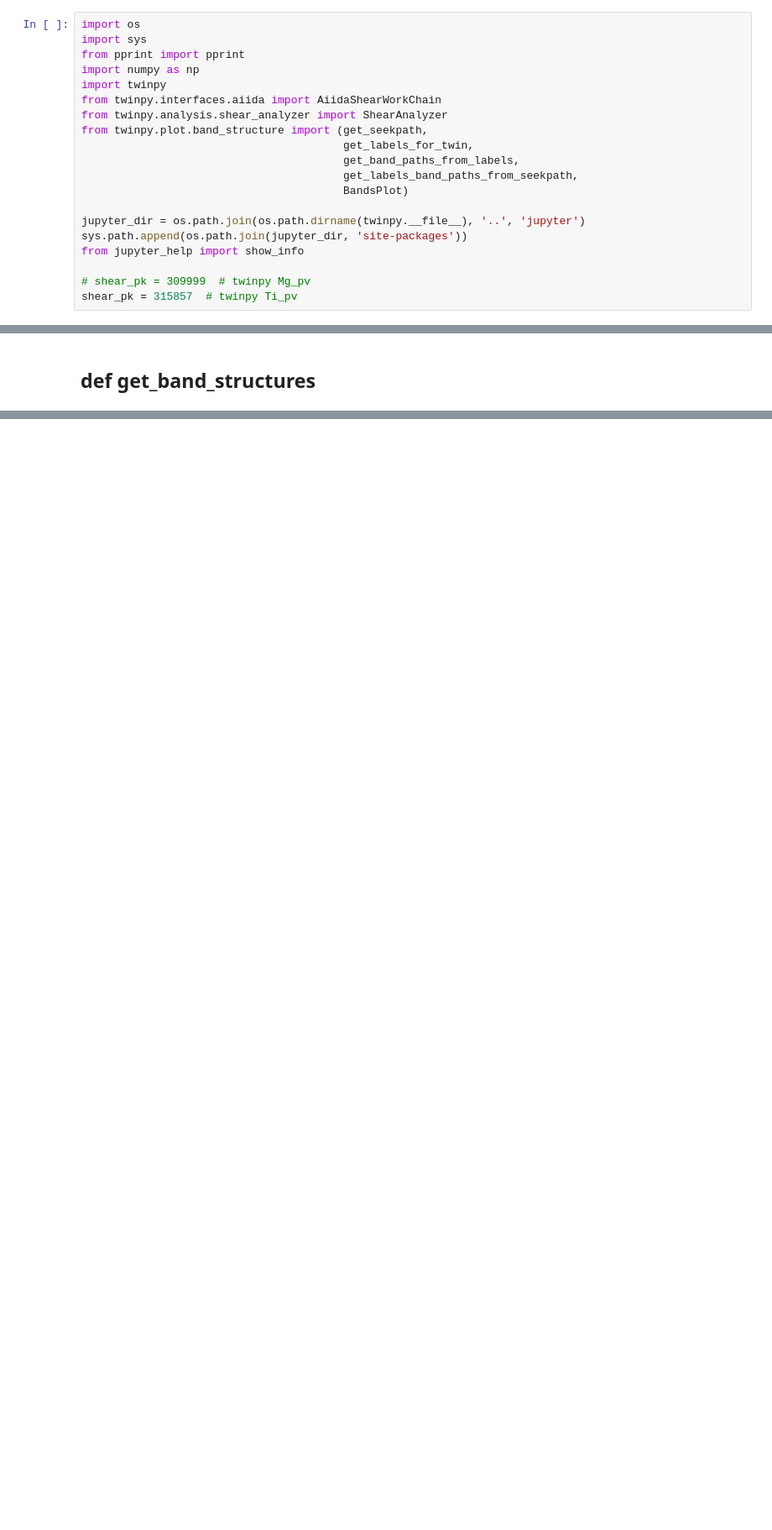
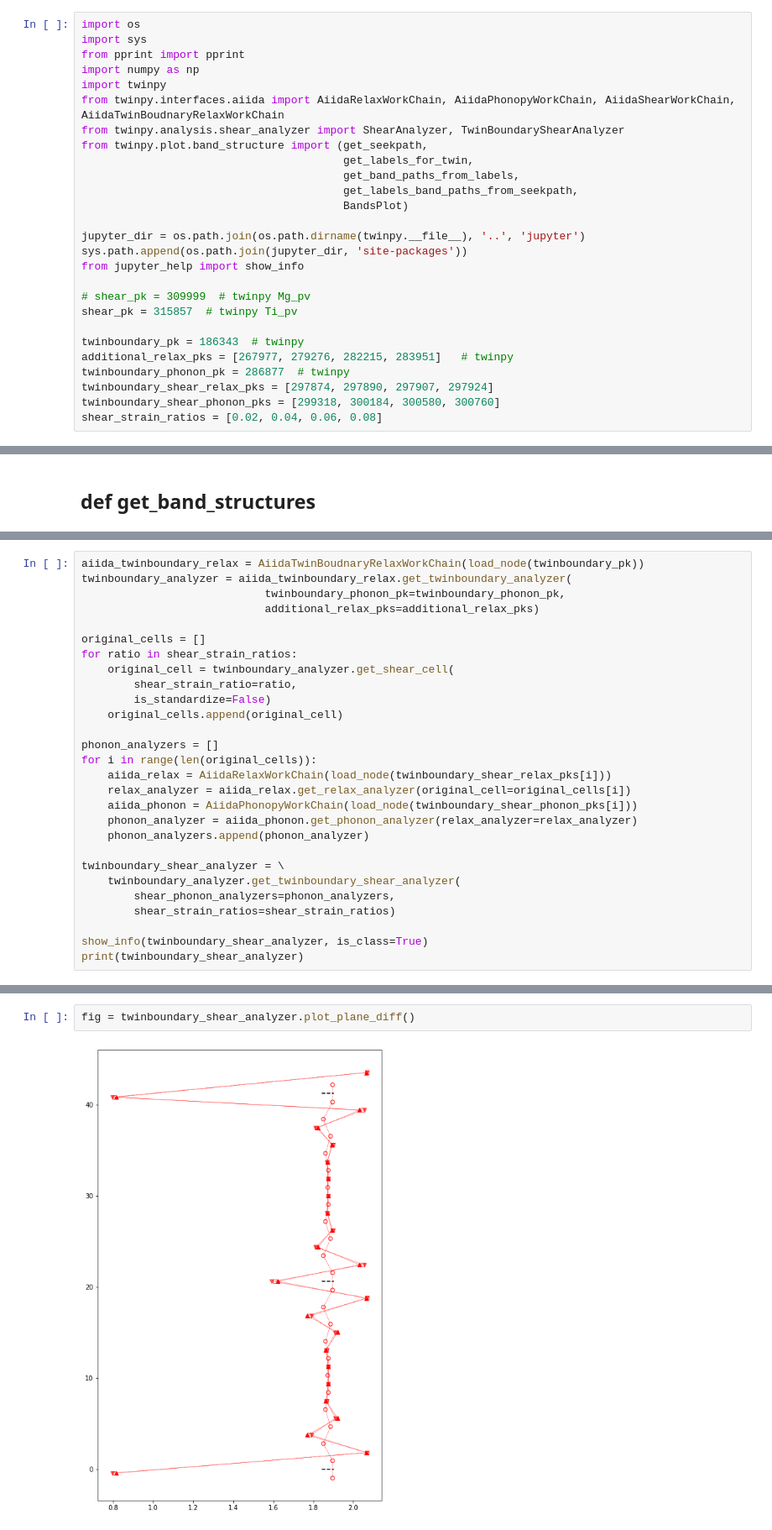
Before and after one commit to kei0822kei/twinpy, a Jupyter notebook: jupyter/analysis/shear_analyzer.ipynb, the cells around one changed output, grey strips where cells are left out. Shown at 84% size. Saved outputs shown, nothing was run; the diff lists cells and outputs as text; blank space fills up the shorter version.

Commit message:
add plane angle atom diff

```diff
--- a/jupyter/analysis/shear_analyzer.ipynb
+++ b/jupyter/analysis/shear_analyzer.ipynb
@@ -10,8 +10,8 @@ import sys
 from pprint import pprint
 import numpy as np
 import twinpy
-from twinpy.interfaces.aiida import AiidaShearWorkChain
-from twinpy.analysis.shear_analyzer import ShearAnalyzer
+from twinpy.interfaces.aiida import AiidaRelaxWorkChain, AiidaPhonopyWorkChain, AiidaShearWorkChain, AiidaTwinBoudnaryRelaxWorkChain
+from twinpy.analysis.shear_analyzer import ShearAnalyzer, TwinBoundaryShearAnalyzer
 from twinpy.plot.band_structure import (get_seekpath,
                                         get_labels_for_twin,
                                         get_band_paths_from_labels,
@@ -24,6 +24,13 @@ from jupyter_help import show_info
 
 # shear_pk = 309999  # twinpy Mg_pv
 shear_pk = 315857  # twinpy Ti_pv
+
+twinboundary_pk = 186343  # twinpy
+additional_relax_pks = [267977, 279276, 282215, 283951]   # twinpy
+twinboundary_phonon_pk = 286877  # twinpy
+twinboundary_shear_relax_pks = [297874, 297890, 297907, 297924]
+twinboundary_shear_phonon_pks = [299318, 300184, 300580, 300760]
+shear_strain_ratios = [0.02, 0.04, 0.06, 0.08]
 # %% [markdown]
 # class ShearAnalyzer
 # %%
@@ -186,0 +170,28 @@ BandsPlot(band_structures).plot_band_structures()
+# %%
+aiida_twinboundary_relax = AiidaTwinBoudnaryRelaxWorkChain(load_node(twinboundary_pk))
+twinboundary_analyzer = aiida_twinboundary_relax.get_twinboundary_analyzer(
+                            twinboundary_phonon_pk=twinboundary_phonon_pk,
+                            additional_relax_pks=additional_relax_pks)
+
+original_cells = []
+for ratio in shear_strain_ratios:
+    original_cell = twinboundary_analyzer.get_shear_cell(
+        shear_strain_ratio=ratio,
+        is_standardize=False)
+    original_cells.append(original_cell)
+
+phonon_analyzers = []
+for i in range(len(original_cells)):
+    aiida_relax = AiidaRelaxWorkChain(load_node(twinboundary_shear_relax_pks[i]))
+    relax_analyzer = aiida_relax.get_relax_analyzer(original_cell=original_cells[i])
+    aiida_phonon = AiidaPhonopyWorkChain(load_node(twinboundary_shear_phonon_pks[i]))
+    phonon_analyzer = aiida_phonon.get_phonon_analyzer(relax_analyzer=relax_analyzer)
+    phonon_analyzers.append(phonon_analyzer)
+
+twinboundary_shear_analyzer = \
+    twinboundary_analyzer.get_twinboundary_shear_analyzer(
+        shear_phonon_analyzers=phonon_analyzers,
+        shear_strain_ratios=shear_strain_ratios)
+
+show_info(twinboundary_shear_analyzer, is_class=True)
+print(twinboundary_shear_analyzer)
@@ -186,0 +246,4 @@ BandsPlot(band_structures).plot_band_structures()
+# %%
+fig = twinboundary_shear_analyzer.plot_plane_diff()
+# %% [output]
+[figure, added]
```
Also changed, not shown: parts of 12 cells of this notebook, 16 other files.
